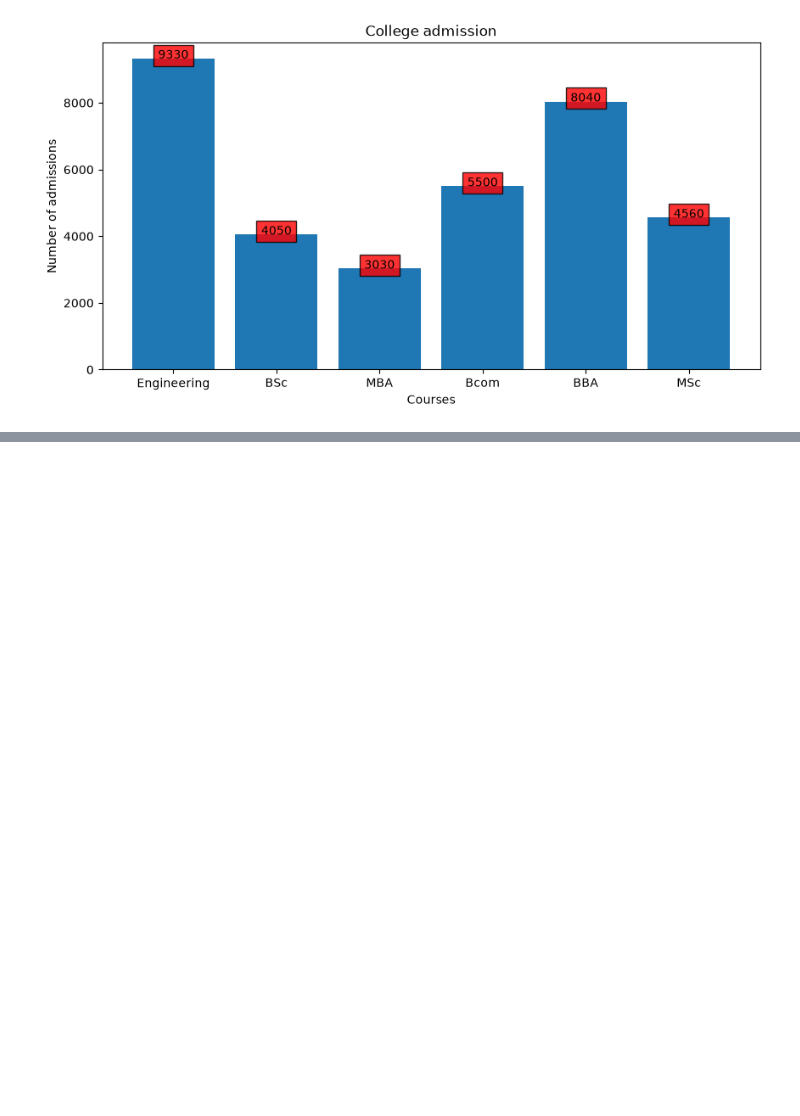
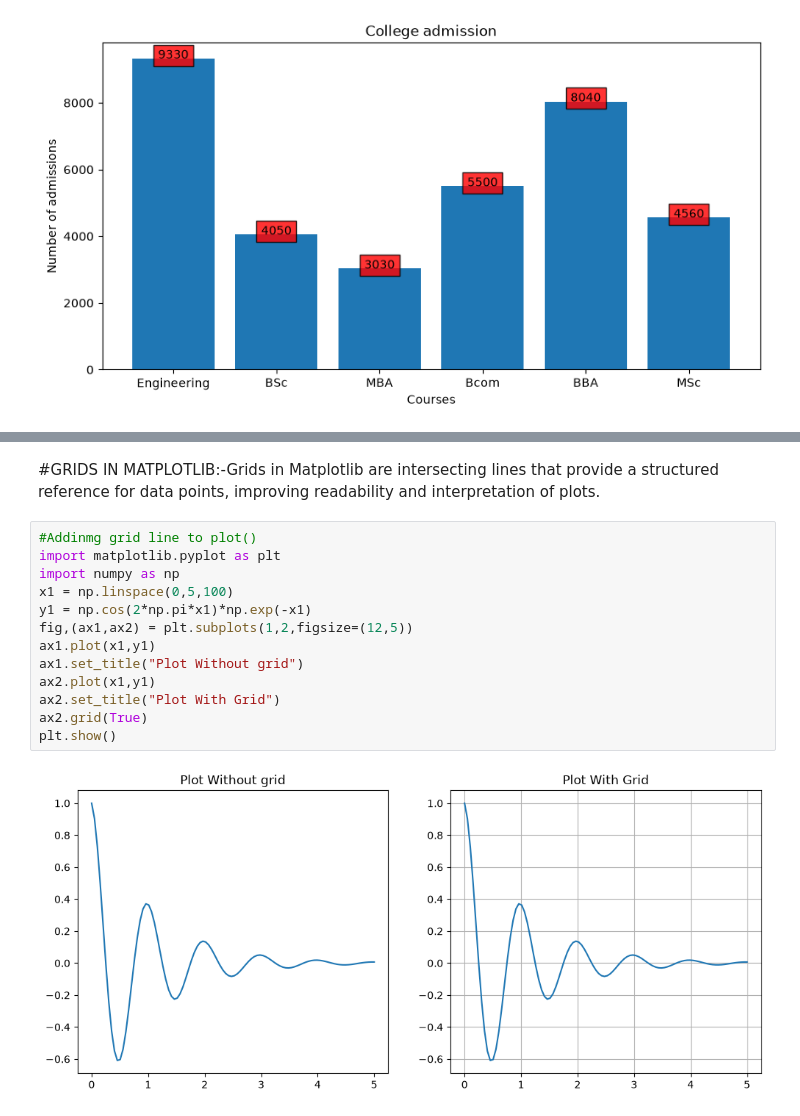
Before and after one commit to Varshith-2603/python-practise, a Jupyter notebook: Python Libraries/Python Matplotlib.ipynb, the cells around one changed output, grey strips where cells are left out. Saved outputs shown, nothing was run; the diff lists cells and outputs as text; blank space fills up the shorter version.

```diff
--- a/Python Libraries/Python Matplotlib.ipynb
+++ b/Python Libraries/Python Matplotlib.ipynb
@@ -219,0 +236,17 @@ plt.show()
+# %% [markdown]
+#GRIDS IN MATPLOTLIB:-Grids in Matplotlib are intersecting lines that provide a structured reference for data points, improving readability and interpretation of plots.
+# %%
+#Addinmg grid line to plot()
+import matplotlib.pyplot as plt
+import numpy as np
+x1 = np.linspace(0,5,100)
+y1 = np.cos(2*np.pi*x1)*np.exp(-x1)
+fig,(ax1,ax2) = plt.subplots(1,2,figsize=(12,5))
+ax1.plot(x1,y1)
+ax1.set_title("Plot Without grid")
+ax2.plot(x1,y1)
+ax2.set_title("Plot With Grid")
+ax2.grid(True)
+plt.show()
+# %% [output]
+[figure, added]
```
Also changed, not shown: parts of 33 cells of this notebook, 1 other file.
